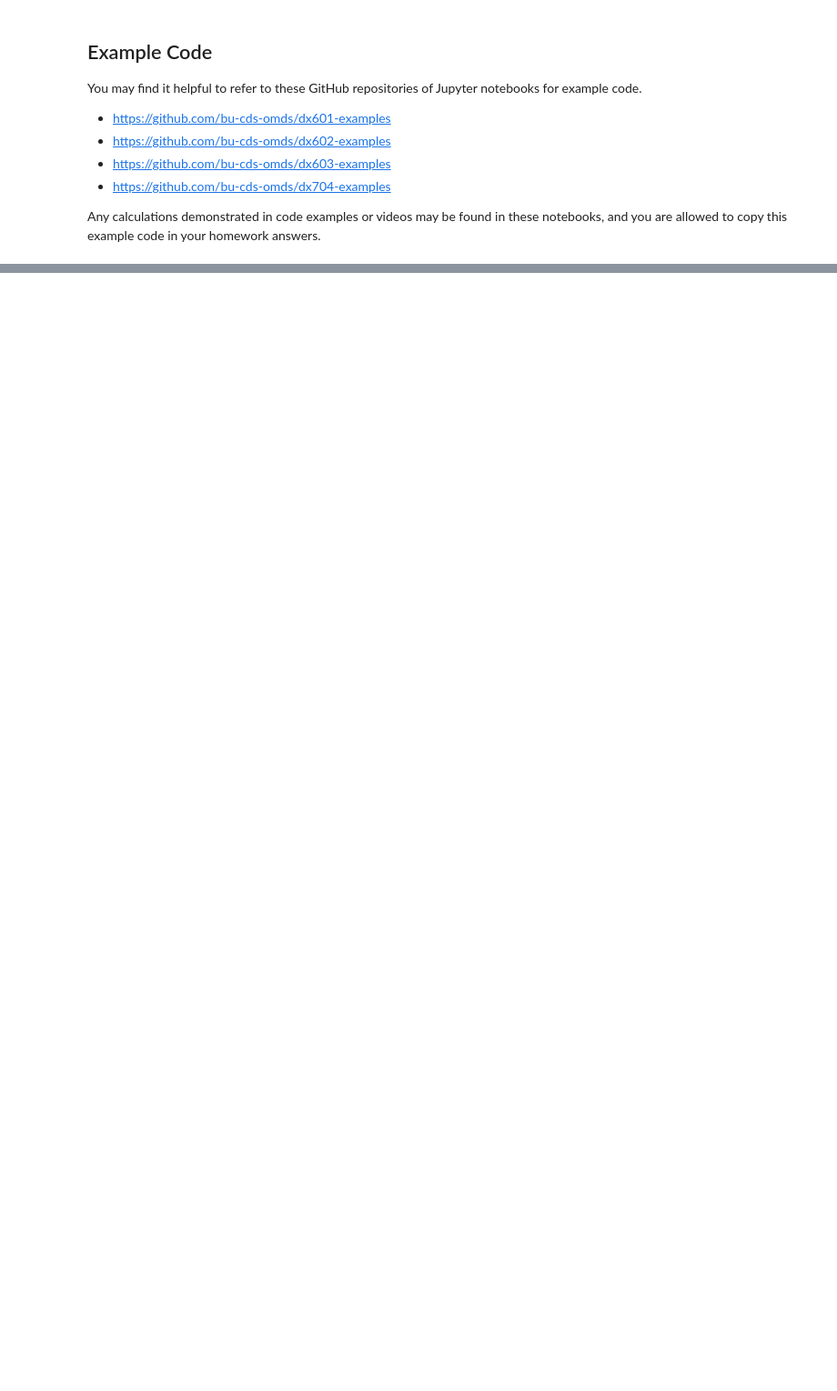
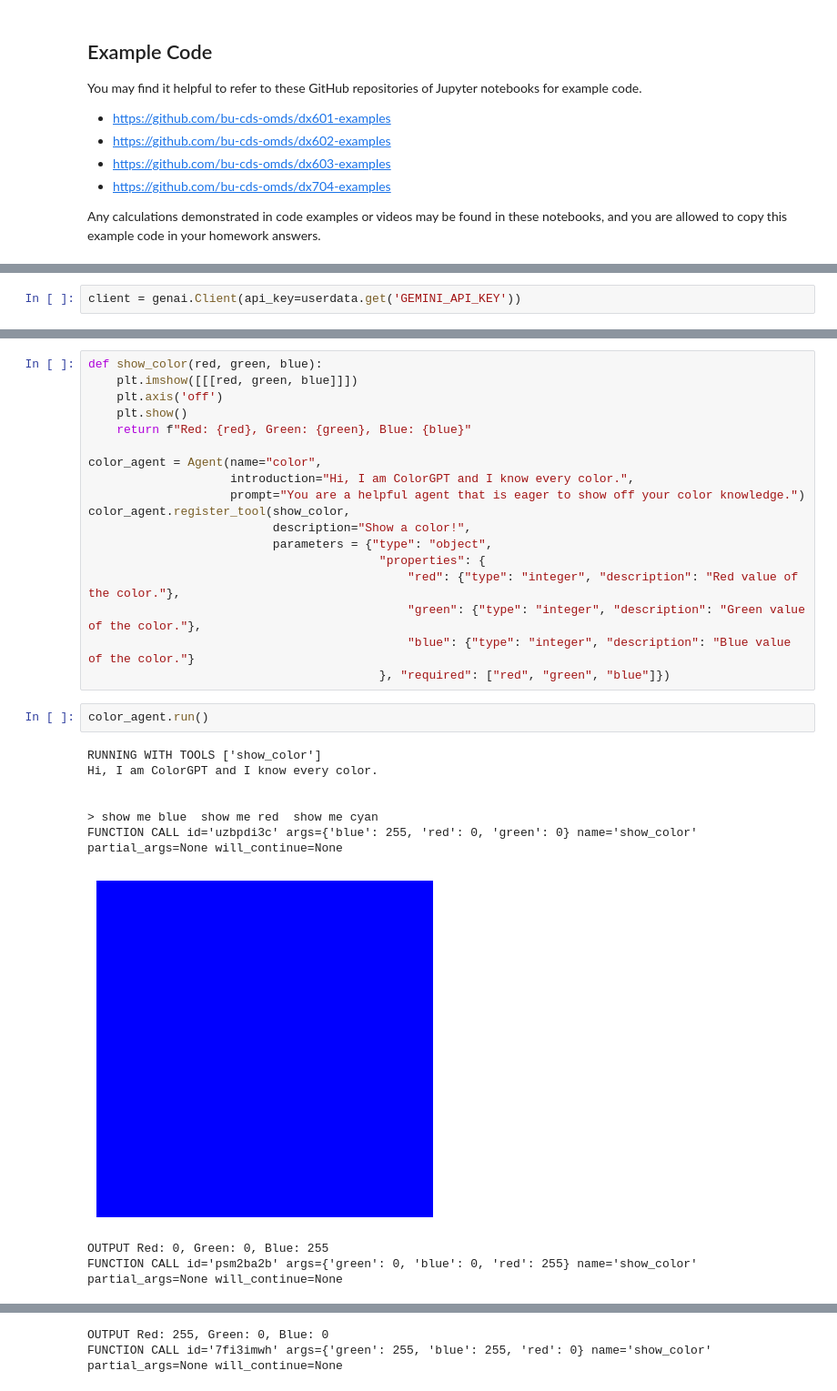
Before and after one commit to violette09/dx704-project-12, a Jupyter notebook: project.ipynb, the cells around one changed output, grey strips where cells are left out. Shown at 91% size. Cells and saved outputs as stored; diff of their text form; blank space fills up the shorter version.

```diff
--- a/project.ipynb
+++ b/project.ipynb
@@ -248,0 +37,2 @@ If you used any generative AI tools, please add links to your transcripts below,
+# %%
+client = genai.Client(api_key=userdata.get('GEMINI_API_KEY'))
@@ -248,0 +230,30 @@ If you used any generative AI tools, please add links to your transcripts below,
+# %%
+def show_color(red, green, blue):
+    plt.imshow([[[red, green, blue]]])
+    plt.axis('off')
+    plt.show()
+    return f"Red: {red}, Green: {green}, Blue: {blue}"
+
+color_agent = Agent(name="color",
+                    introduction="Hi, I am ColorGPT and I know every color.",
+                    prompt="You are a helpful agent that is eager to show off your color knowledge.")
+color_agent.register_tool(show_color,
+                          description="Show a color!",
+                          parameters = {"type": "object",
+                                         "properties": {
+                                             "red": {"type": "integer", "description": "Red value of the color."},
+                                             "green": {"type": "integer", "description": "Green value of the color."},
+                                             "blue": {"type": "integer", "description": "Blue value of the color."}
+                                         }, "required": ["red", "green", "blue"]})
+# %%
+color_agent.run()
+# %% [output]
+RUNNING WITH TOOLS ['show_color']
+Hi, I am ColorGPT and I know every color.
+
+
+> show me blue  show me red  show me cyan
+FUNCTION CALL id='uzbpdi3c' args={'blue': 255, 'red': 0, 'green': 0} name='show_color' partial_args=None will_continue=None
+[figure, added]
+OUTPUT Red: 0, Green: 0, Blue: 255
+FUNCTION CALL id='psm2ba2b' args={'green': 0, 'blue': 0, 'red': 255} name='show_color' partial_args=None will_continue=None
@@ -248,0 +261,2 @@ If you used any generative AI tools, please add links to your transcripts below,
+OUTPUT Red: 255, Green: 0, Blue: 0
+FUNCTION CALL id='7fi3imwh' args={'green': 255, 'blue': 255, 'red': 0} name='show_color' partial_args=None will_continue=None
```
Also changed, not shown: parts of 80 cells of this notebook.
